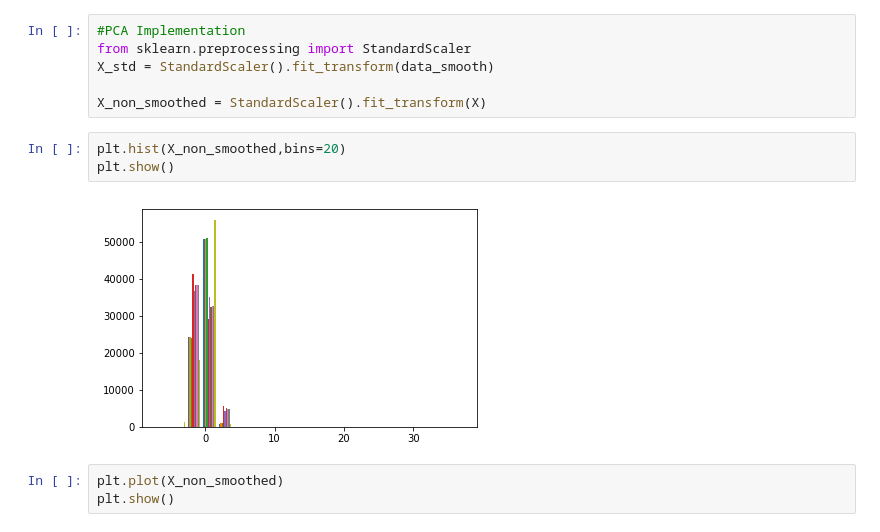
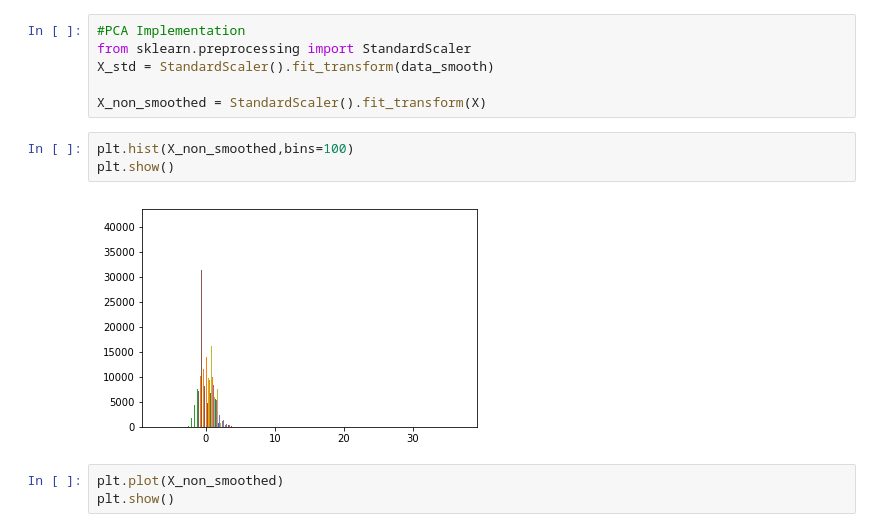
Before and after one commit to arunna09/AnomalyDetection, a Jupyter notebook: Notebooks/GMM_Test.ipynb, the cells around one changed output. Cells and saved outputs as stored; diff of their text form.

```diff
--- a/Notebooks/GMM_Test.ipynb
+++ b/Notebooks/GMM_Test.ipynb
@@ -47,10 +47,10 @@ X_std = StandardScaler().fit_transform(data_smooth)
 
 X_non_smoothed = StandardScaler().fit_transform(X)
 # %%
-plt.hist(X_non_smoothed,bins=20)
+plt.hist(X_non_smoothed,bins=100)
 plt.show()
 # %% [output]
-[figure, old version]
+[figure, new version]
 # %%
 plt.plot(X_non_smoothed)
 plt.show()
```
Also changed, not shown: parts of 15 cells of this notebook.
